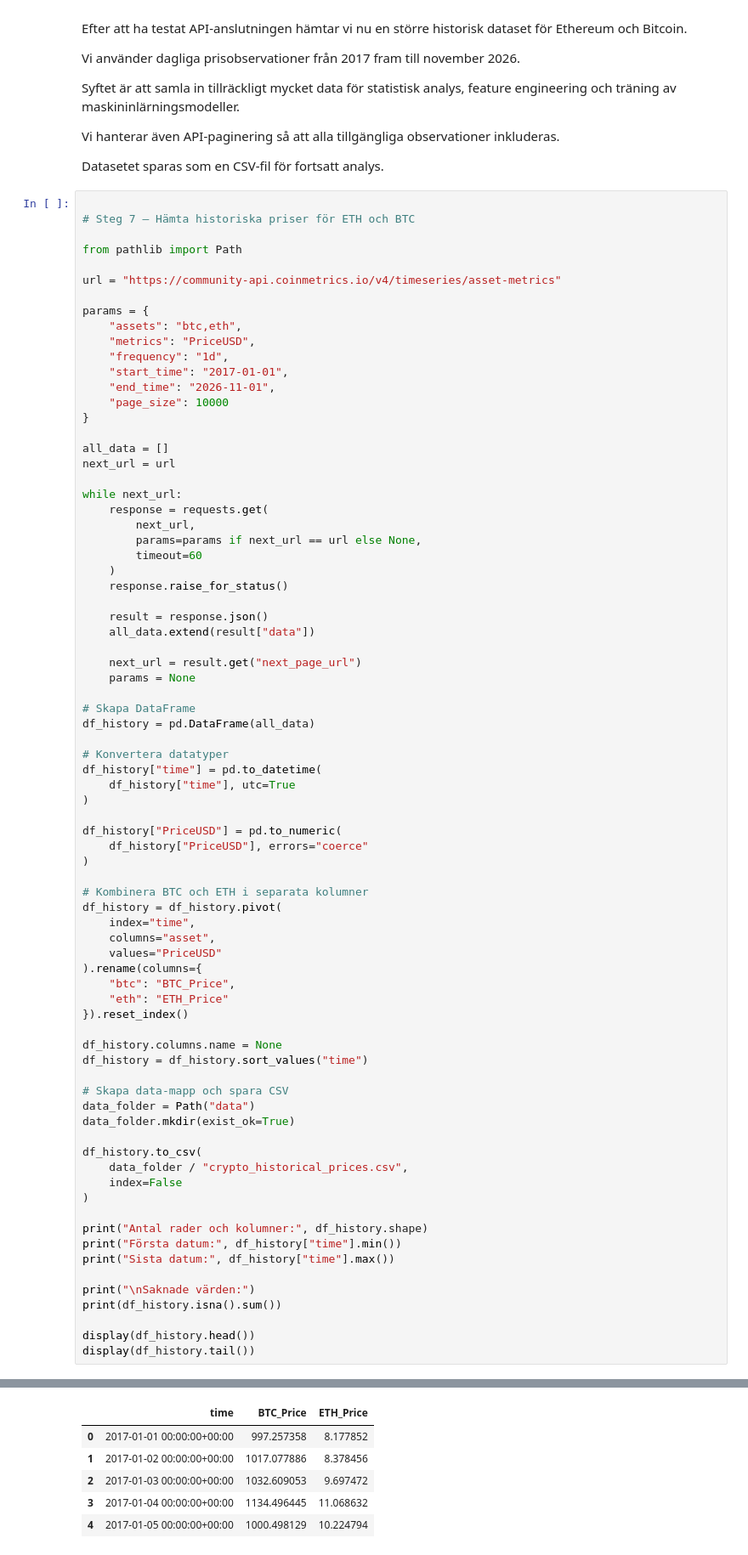
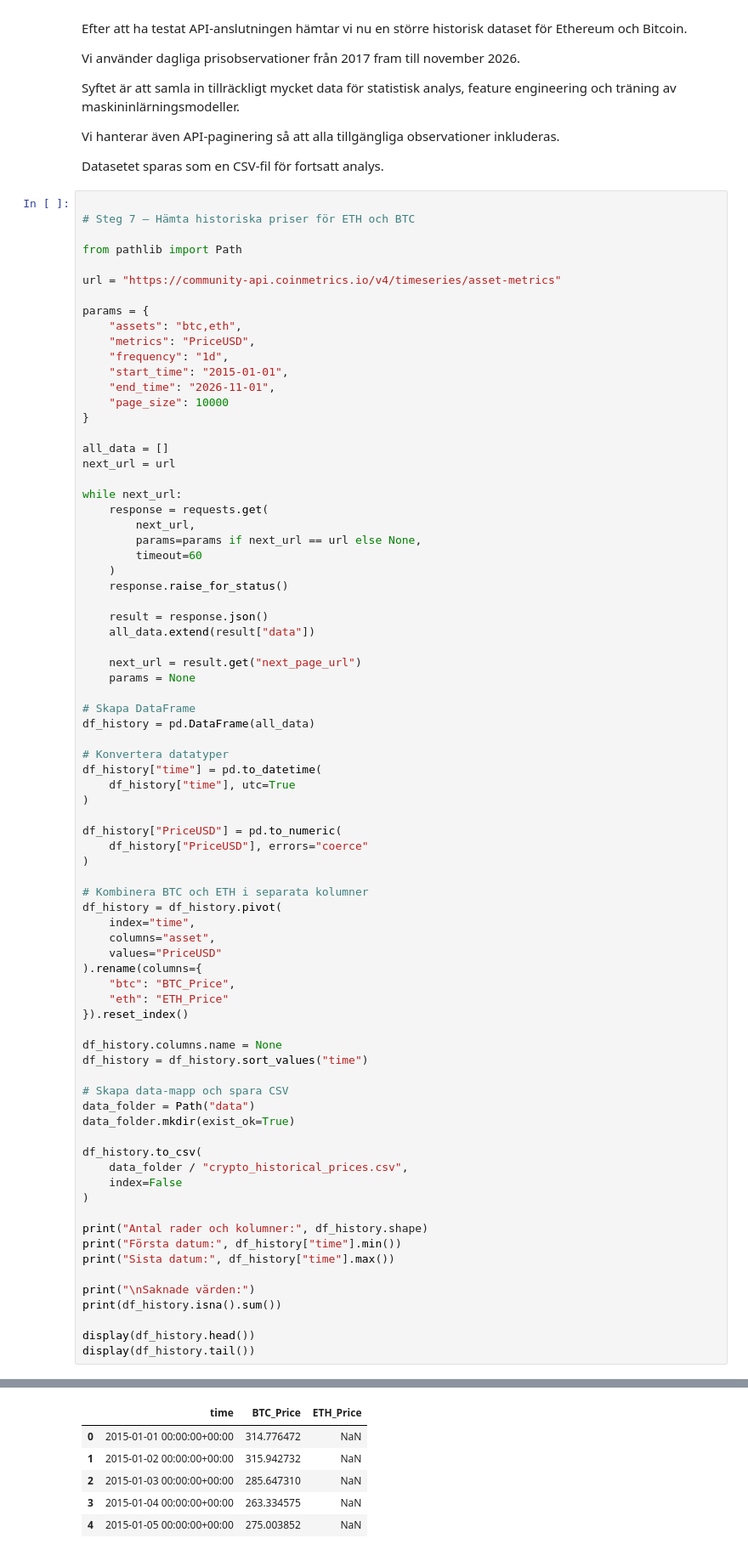
Before and after one commit to shiannbystrom-wq/ML-Gruppprojekt, a Jupyter notebook: milena_crypto_ml/crypto_analysis.ipynb, the cells around one changed output, grey strips where cells are left out. Shown at 85% size. Drawn from its saved outputs; the diff is of its cells as text.

```diff
--- a/milena_crypto_ml/crypto_analysis.ipynb
+++ b/milena_crypto_ml/crypto_analysis.ipynb
@@ -340,7 +340,7 @@ params = {
     "assets": "btc,eth",
     "metrics": "PriceUSD",
     "frequency": "1d",
-    "start_time": "2017-01-01",
+    "start_time": "2015-01-01",
     "end_time": "2026-11-01",
     "page_size": 10000
 }
@@ -417,8 +417,8 @@ ETH_Price    0
 dtype: int64
 |  | time | BTC_Price | ETH_Price |
-| 0 | 2017-01-01 00:00:00+00:00 | 997.257358 | 8.177852 |
-| 1 | 2017-01-02 00:00:00+00:00 | 1017.077886 | 8.378456 |
-| 2 | 2017-01-03 00:00:00+00:00 | 1032.609053 | 9.697472 |
-| 3 | 2017-01-04 00:00:00+00:00 | 1134.496445 | 11.068632 |
-| 4 | 2017-01-05 00:00:00+00:00 | 1000.498129 | 10.224794 |
+| 0 | 2015-01-01 00:00:00+00:00 | 314.776472 | NaN |
+| 1 | 2015-01-02 00:00:00+00:00 | 315.942732 | NaN |
+| 2 | 2015-01-03 00:00:00+00:00 | 285.647310 | NaN |
+| 3 | 2015-01-04 00:00:00+00:00 | 263.334575 | NaN |
+| 4 | 2015-01-05 00:00:00+00:00 | 275.003852 | NaN |
 |  | time | BTC_Price | ETH_Price |
```
Also changed, not shown: parts of 51 cells of this notebook, 20 other files.
